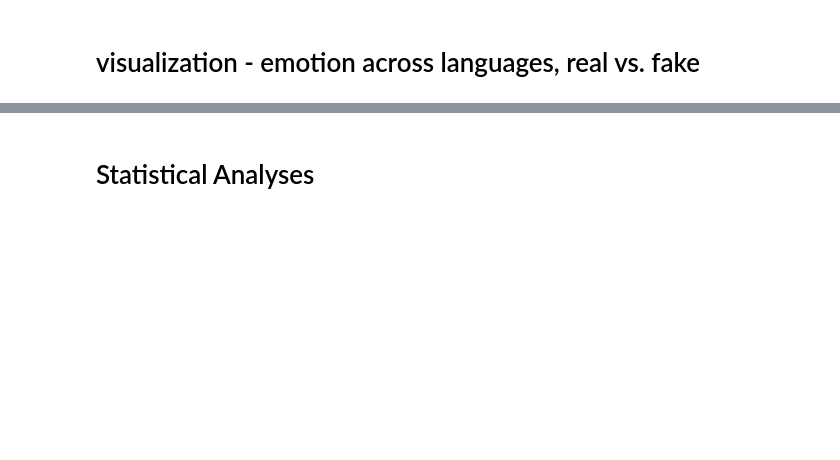
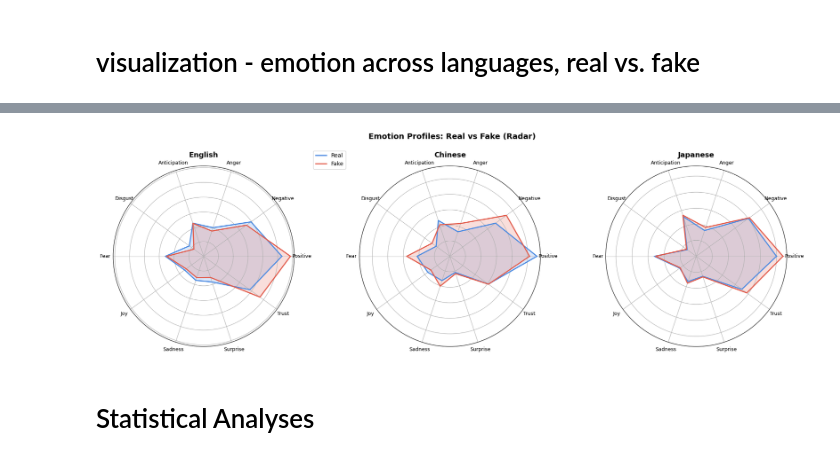
Before and after one commit to acl13820-cmd/Cross-language-transfer-learning-for-misinformation-detection, a Jupyter notebook: nlp_emotion_detection.ipynb, the cells around one changed output, grey strips where cells are left out. Drawn from its saved outputs; the diff is of its cells as text; code cells hidden in the pictures; blank space fills up the shorter version.

```diff
--- a/nlp_emotion_detection.ipynb
+++ b/nlp_emotion_detection.ipynb
@@ -362,3 +444,7 @@ Trust           0.01755   0.00022    0.01948   0.00020           0.00193
+# %%
+for lang, df in agg_tables.items():
+    df.to_csv(f"{lang}_emotion_scores.csv")
+    df.to_latex(f"{lang}_emotion_scores.tex")
 # %%
 print(agg_tables['English'].head())
 # %% [output]
@@ -438,3 +555,48 @@ plt.show()
+# %%
+import numpy as np
+import matplotlib.pyplot as plt
+
+EMOTIONS = list(next(iter(agg_tables.values())).index)
+
+N = len(EMOTIONS)
+angles = np.linspace(0, 2*np.pi, N, endpoint=False).tolist()
+angles += angles[:1]  # close the circle
+
+fig, axes = plt.subplots(1, 3, figsize=(18, 6), subplot_kw=dict(polar=True))
+
+colors = {'real': '#4C8BE2', 'fake': '#E25C4C'}
+
+for ax, (lang, tbl) in zip(axes, agg_tables.items()):
+    real = tbl['real_mean'].tolist()
+    fake = tbl['fake_mean'].tolist()
+
+    # close the loop
+    real += real[:1]
+    fake += fake[:1]
+
+    # plot
+    ax.plot(angles, real, color=colors['real'], linewidth=2, label='Real')
+    ax.fill(angles, real, color=colors['real'], alpha=0.2)
+
+    ax.plot(angles, fake, color=colors['fake'], linewidth=2, label='Fake')
+    ax.fill(angles, fake, color=colors['fake'], alpha=0.2)
+
+    # labels
+    ax.set_xticks(angles[:-1])
+    ax.set_xticklabels(EMOTIONS, fontsize=9)
+
+    ax.set_title(lang, fontsize=13, fontweight='bold')
+    ax.set_yticklabels([])  # cleaner look
+
+# legend (shared)
+axes[0].legend(loc='upper right', bbox_to_anchor=(1.3, 1.1))
+
+fig.suptitle('Emotion Profiles: Real vs Fake (Radar)', fontsize=14, fontweight='bold')
+plt.tight_layout()
+plt.savefig('tables and figures/emotion_radar.png', dpi=150, bbox_inches='tight')
+plt.show()
+# %% [output]
+[figure, added]
 # %% [markdown]
 # Statistical Analyses
 # %%
```
Also changed, not shown: parts of 34 cells of this notebook, 28 other files.
